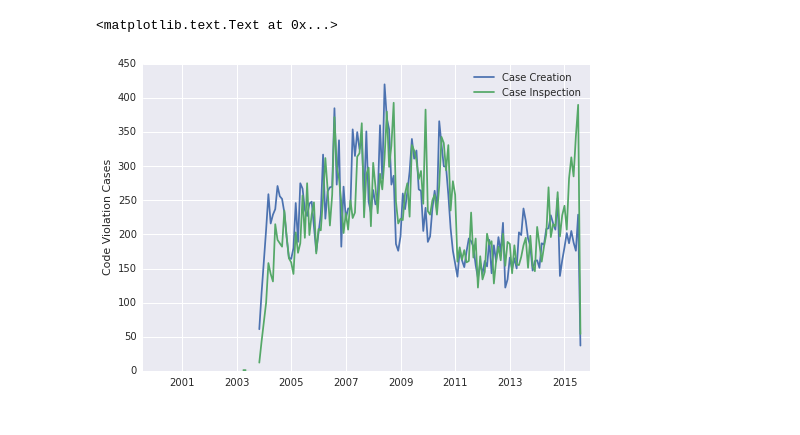
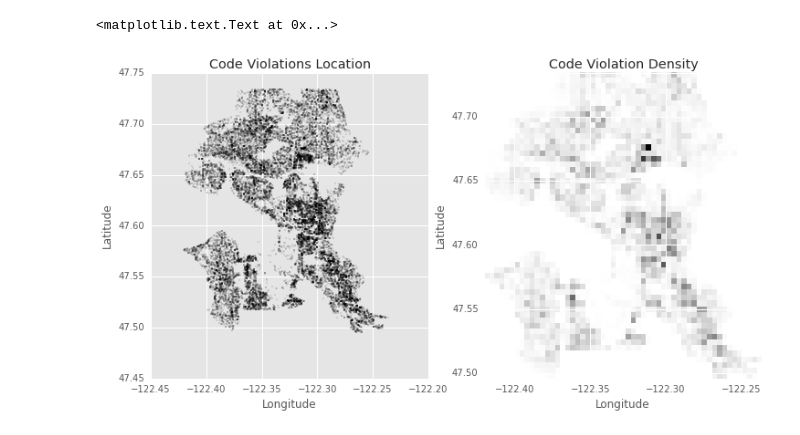
Before and after one commit to RaySSharma/code-violations-seattle, a Jupyter notebook: CodeViolationsSeattle.ipynb, the cells around one changed output. Saved outputs shown, nothing was run; the diff lists cells and outputs as text; code cells hidden in the pictures.

```diff
--- a/CodeViolationsSeattle.ipynb
+++ b/CodeViolationsSeattle.ipynb
@@ -26,3 +37,18 @@ fig1.text(0.5, 0.95, 'Code Violations in Seattle', ha='center', va='center', fon
+# %%
+fig, axes = plt.subplots(nrows=1, ncols=2, figsize=(12,6))
+
+data.plot(kind='scatter', x='Longitude', y='Latitude', ax=axes[0], s=0.5, c='k',
+          linewidths=0).set_title('Code Violations Location')
+axes[1].hist2d(data['Longitude'],data['Latitude'], bins=55)
+
+axes[0].get_xaxis().get_major_formatter().set_useOffset(False)
+axes[1].get_xaxis().get_major_formatter().set_useOffset(False)
+axes[1].set_title('Code Violation Density')
+axes[1].set_xlabel('Longitude')
+axes[1].set_ylabel('Latitude')
+# %% [output]
+<matplotlib.text.Text at 0x...>
+[figure, added]
 # %%
 case_counts = data['Date Case Created'].value_counts()
 inspec_counts = data['Last Inspection Date'].value_counts()
@@ -35,6 +63,0 @@ violations = pd.DataFrame({'Case Creation': pd.Series(case_counts.tolist(), inde
-# %%
-violations.resample('M',how='sum').plot()
-plt.ylabel('Code Violation Cases')
-# %% [output]
-<matplotlib.text.Text at 0x...>
-[figure, removed]
```
Also changed, not shown: parts of 10 cells of this notebook.
